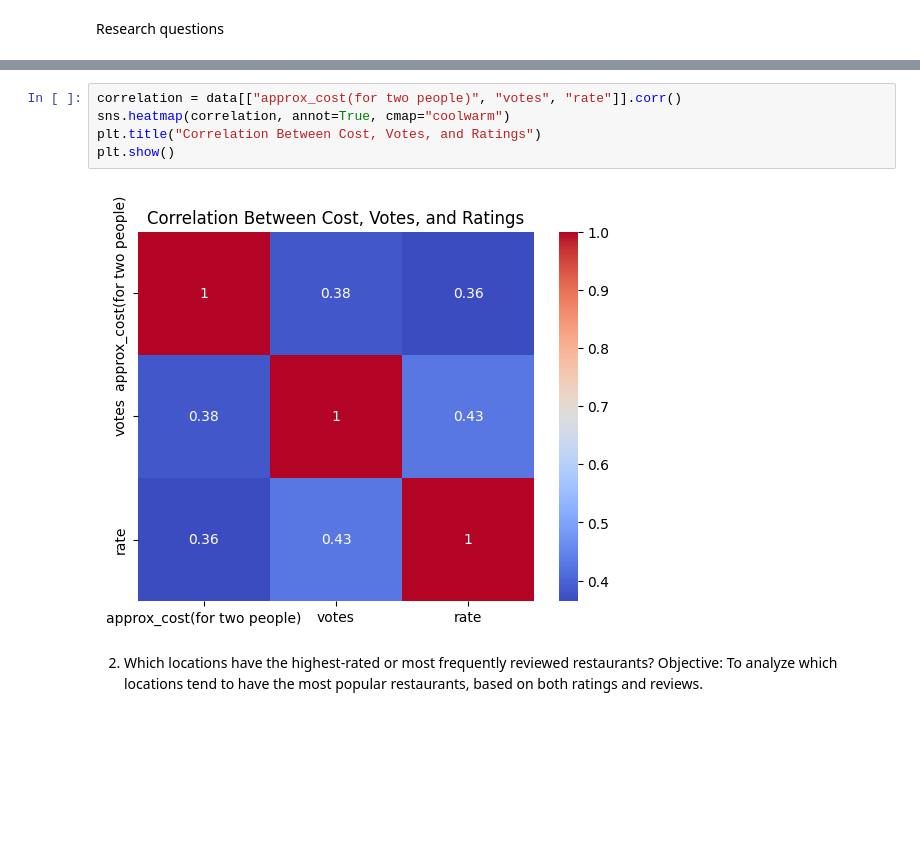
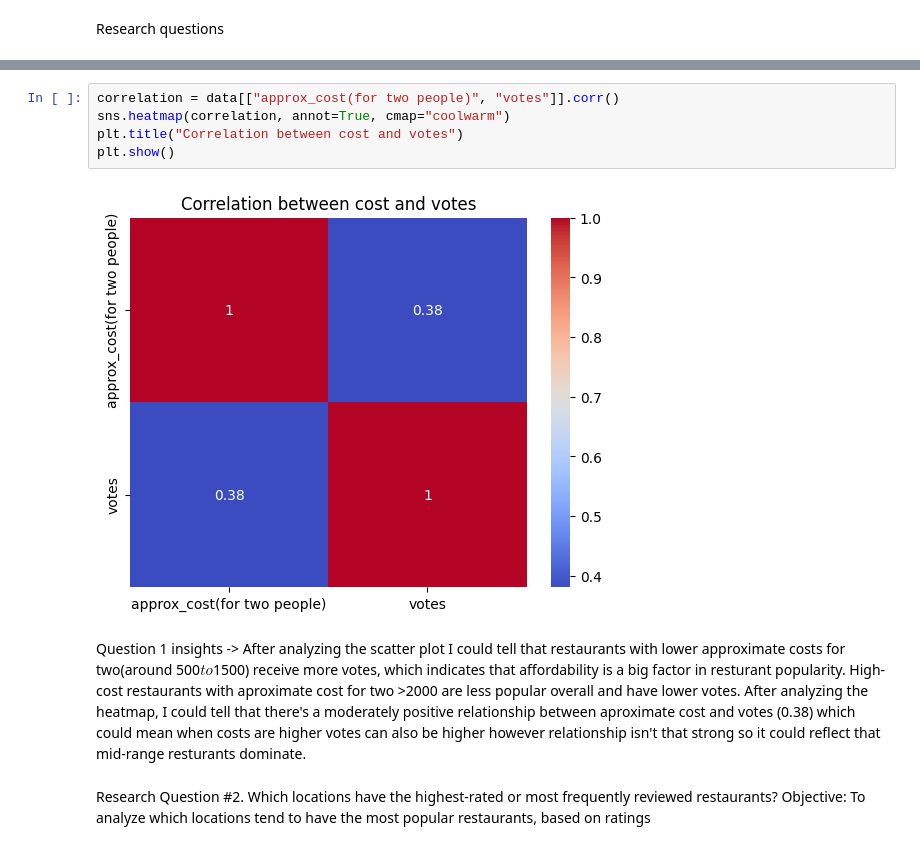
Before and after one commit to nourelsafty1/datavisualization, a Jupyter notebook: Data_engineering_&_visualization_milestone_1.ipynb, the cells around one changed output, grey strips where cells are left out. Saved outputs shown, nothing was run; the diff lists cells and outputs as text; blank space fills up the shorter version.

```diff
--- a/Data_engineering_&_visualization_milestone_1.ipynb
+++ b/Data_engineering_&_visualization_milestone_1.ipynb
@@ -374,10 +470,14 @@ plt.show()
 # %%
-correlation = data[["approx_cost(for two people)", "votes", "rate"]].corr()
+correlation = data[["approx_cost(for two people)", "votes"]].corr()
 sns.heatmap(correlation, annot=True, cmap="coolwarm")
-plt.title("Correlation Between Cost, Votes, and Ratings")
+plt.title("Correlation between cost and votes")
 plt.show()
 # %% [output]
-[figure, old version]
+[figure, new version]
+# %% [markdown]
+Question 1 insights -> After analyzing the scatter plot I could tell that restaurants with lower approximate costs for two(around 500$ to $1500) receive more votes, which indicates that affordability is a big factor in resturant popularity.
+High-cost restaurants with aproximate cost for two >2000 are less popular overall and have lower votes.
+After analyzing the heatmap, I could tell that there's a moderately positive relationship between aproximate cost and votes (0.38) which could mean when costs are higher votes can also be higher however relationship isn't that strong so it could reflect that mid-range resturants dominate.
 # %% [markdown]
-2. Which locations have the highest-rated or most frequently reviewed restaurants?
-Objective: To analyze which locations tend to have the most popular restaurants, based on both ratings and reviews.
+Research Question #2. Which locations have the highest-rated or most frequently reviewed restaurants?
+Objective: To analyze which locations tend to have the most popular restaurants, based on ratings
```
Also changed, not shown: parts of 28 cells of this notebook.
